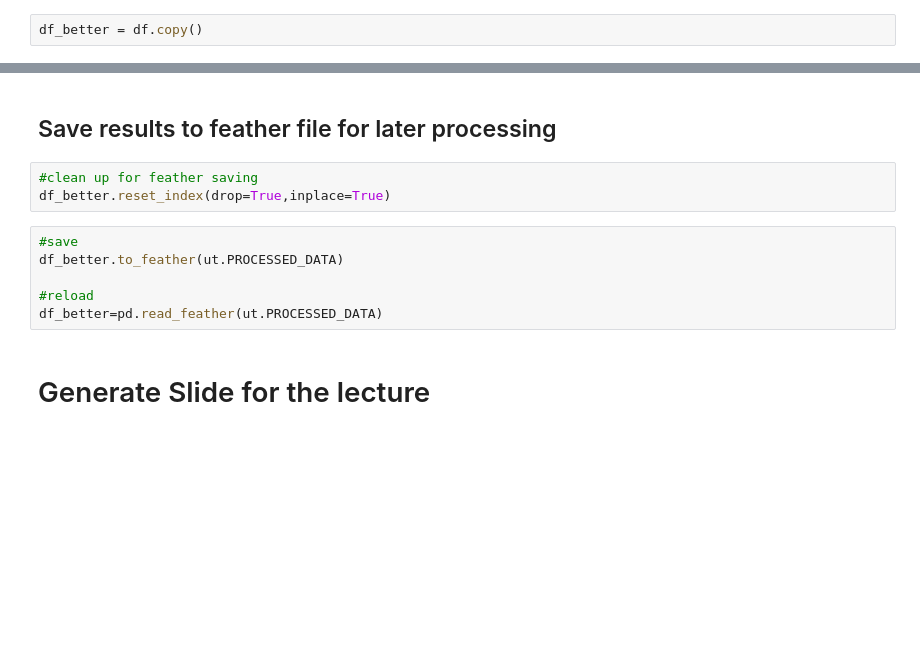
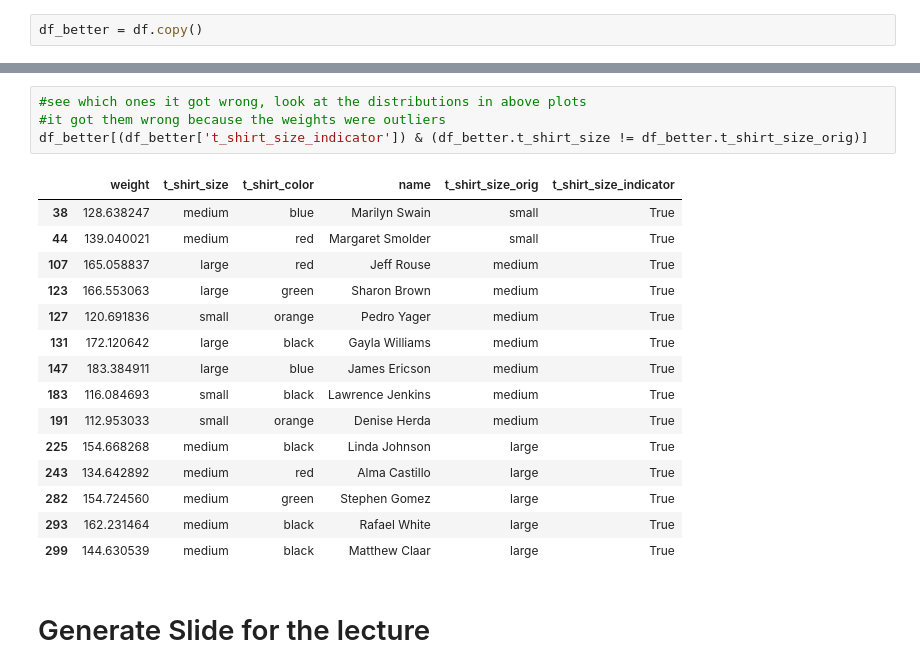
Before and after one commit to CNUClasses/DATA301_CODE, a Jupyter notebook: week_3/31_cleaning_missing_and_duplicate_data.ipynb, the cells around one changed output, grey strips where cells are left out. Saved outputs shown, nothing was run; the diff lists cells and outputs as text; blank space fills up the shorter version.

```diff
--- a/week_3/31_cleaning_missing_and_duplicate_data.ipynb
+++ b/week_3/31_cleaning_missing_and_duplicate_data.ipynb
@@ -305,14 +330,23 @@ Correctly imputed 42 out of 57 missing values
-# %% [markdown]
-## Save results to feather file for later processing
-# %%
-#clean up for feather saving
-df_better.reset_index(drop=True,inplace=True)
-# %%
-#save
-df_better.to_feather(ut.PROCESSED_DATA)
-
-#reload
-df_better=pd.read_feather(ut.PROCESSED_DATA)
+# %%
+#see which ones it got wrong, look at the distributions in above plots
+#it got them wrong because the weights were outliers
+df_better[(df_better['t_shirt_size_indicator']) & (df_better.t_shirt_size != df_better.t_shirt_size_orig)]
+# %% [output]
+|  | weight | t_shirt_size | t_shirt_color | name | t_shirt_size_orig | t_shirt_size_indicator |
+| 38 | 128.638247 | medium | blue | Marilyn Swain | small | True |
+| 44 | 139.040021 | medium | red | Margaret Smolder | small | True |
+| 107 | 165.058837 | large | red | Jeff Rouse | medium | True |
+| 123 | 166.553063 | large | green | Sharon Brown | medium | True |
+| 127 | 120.691836 | small | orange | Pedro Yager | medium | True |
+| 131 | 172.120642 | large | black | Gayla Williams | medium | True |
+| 147 | 183.384911 | large | blue | James Ericson | medium | True |
+| 183 | 116.084693 | small | black | Lawrence Jenkins | medium | True |
+| 191 | 112.953033 | small | orange | Denise Herda | medium | True |
+| 225 | 154.668268 | medium | black | Linda Johnson | large | True |
+| 243 | 134.642892 | medium | red | Alma Castillo | large | True |
+| 282 | 154.724560 | medium | green | Stephen Gomez | large | True |
+| 293 | 162.231464 | medium | black | Rafael White | large | True |
+| 299 | 144.630539 | medium | black | Matthew Claar | large | True |
 # %% [markdown]
 # Generate Slide for the lecture
 # %%
```
Also changed, not shown: parts of 20 cells of this notebook, 4 other files.
